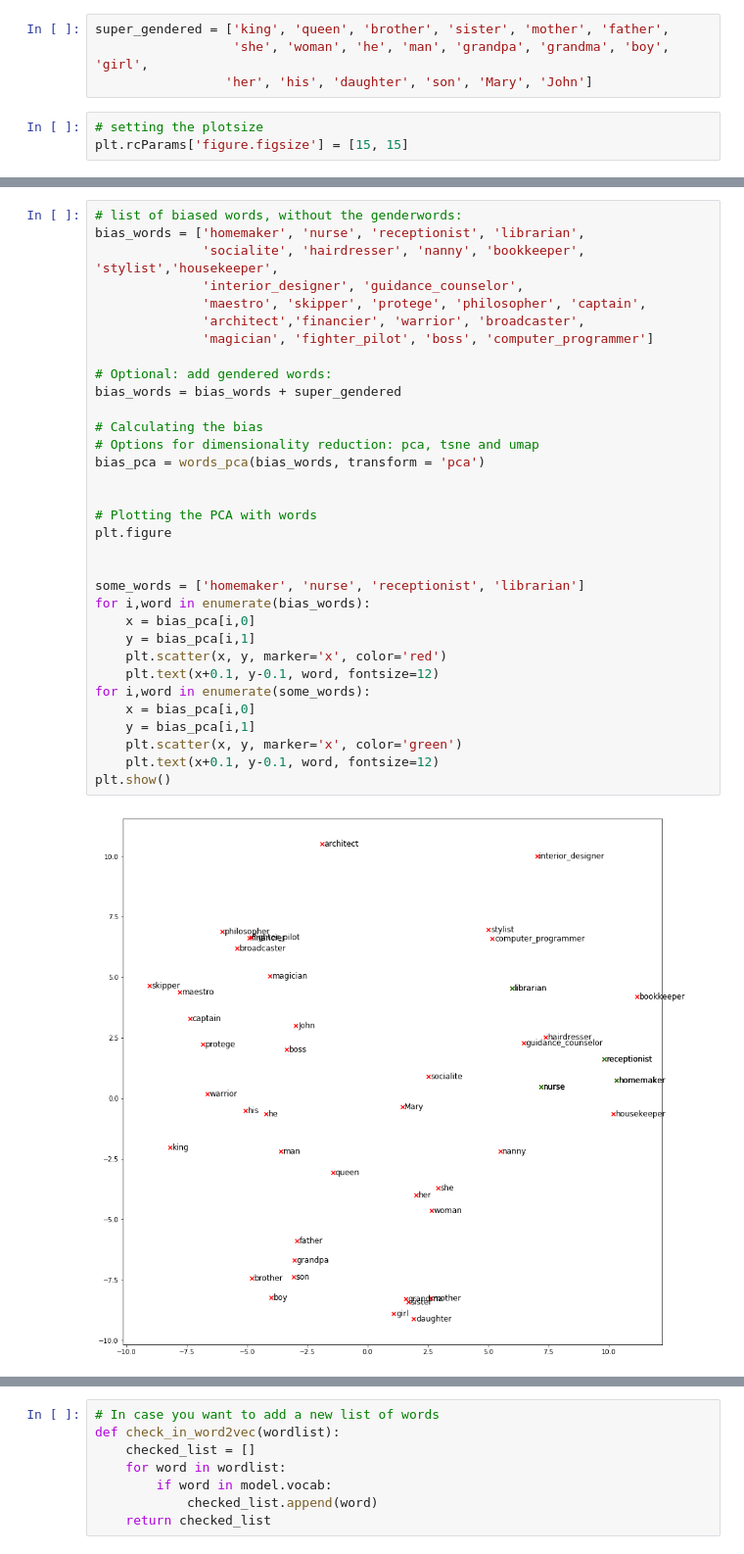
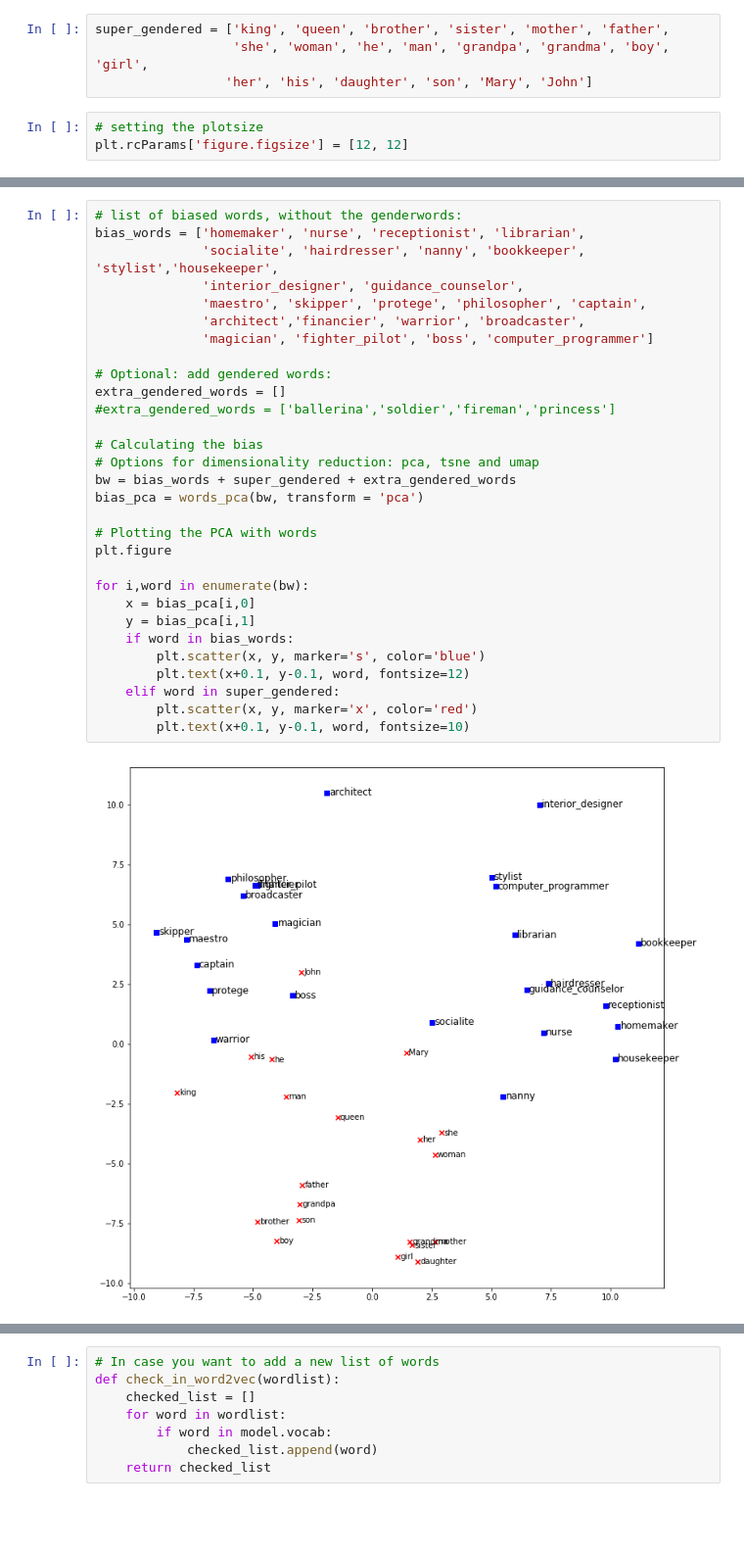
Before and after one commit to informagi/cpo-w2v, a Jupyter notebook: notebooks/copd-notebook.ipynb, the cells around one changed output, grey strips where cells are left out. Shown at 98% size. Cells and saved outputs as stored; diff of their text form; blank space fills up the shorter version.

Commit message:
Finished a complete story about bias and word vectors. Not that conclusive yet...

```diff
--- a/notebooks/copd-notebook.ipynb
+++ b/notebooks/copd-notebook.ipynb
@@ -217,4 +245,4 @@ super_gendered = ['king', 'queen', 'brother', 'sister', 'mother', 'father',
                  'her', 'his', 'daughter', 'son', 'Mary', 'John']
 # %%
 # setting the plotsize
-plt.rcParams['figure.figsize'] = [15, 15]
+plt.rcParams['figure.figsize'] = [12, 12]
@@ -223,35 +255,32 @@ First to see how gendered word embeddings are, we make plot the vectors. Since 3
 # %%
 # list of biased words, without the genderwords:
 bias_words = ['homemaker', 'nurse', 'receptionist', 'librarian',
               'socialite', 'hairdresser', 'nanny', 'bookkeeper', 'stylist','housekeeper',
               'interior_designer', 'guidance_counselor',
               'maestro', 'skipper', 'protege', 'philosopher', 'captain',
               'architect','financier', 'warrior', 'broadcaster',
               'magician', 'fighter_pilot', 'boss', 'computer_programmer']
 
 # Optional: add gendered words:
-bias_words = bias_words + super_gendered
+extra_gendered_words = []
+#extra_gendered_words = ['ballerina','soldier','fireman','princess']
 
 # Calculating the bias
 # Options for dimensionality reduction: pca, tsne and umap
-bias_pca = words_pca(bias_words, transform = 'pca')
-
+bw = bias_words + super_gendered + extra_gendered_words
+bias_pca = words_pca(bw, transform = 'pca')
 
 # Plotting the PCA with words
 plt.figure
 
-
-some_words = ['homemaker', 'nurse', 'receptionist', 'librarian']
-for i,word in enumerate(bias_words):
+for i,word in enumerate(bw):
     x = bias_pca[i,0]
     y = bias_pca[i,1]
-    plt.scatter(x, y, marker='x', color='red')
-    plt.text(x+0.1, y-0.1, word, fontsize=12)
-for i,word in enumerate(some_words):
-    x = bias_pca[i,0]
-    y = bias_pca[i,1]
-    plt.scatter(x, y, marker='x', color='green')
-    plt.text(x+0.1, y-0.1, word, fontsize=12)
-plt.show()
+    if word in bias_words:
+        plt.scatter(x, y, marker='s', color='blue')
+        plt.text(x+0.1, y-0.1, word, fontsize=12)
+    elif word in super_gendered:
+        plt.scatter(x, y, marker='x', color='red')
+        plt.text(x+0.1, y-0.1, word, fontsize=10)
 # %% [output]
-[figure, old version]
+[figure, new version]
```
Also changed, not shown: parts of 27 cells of this notebook.
